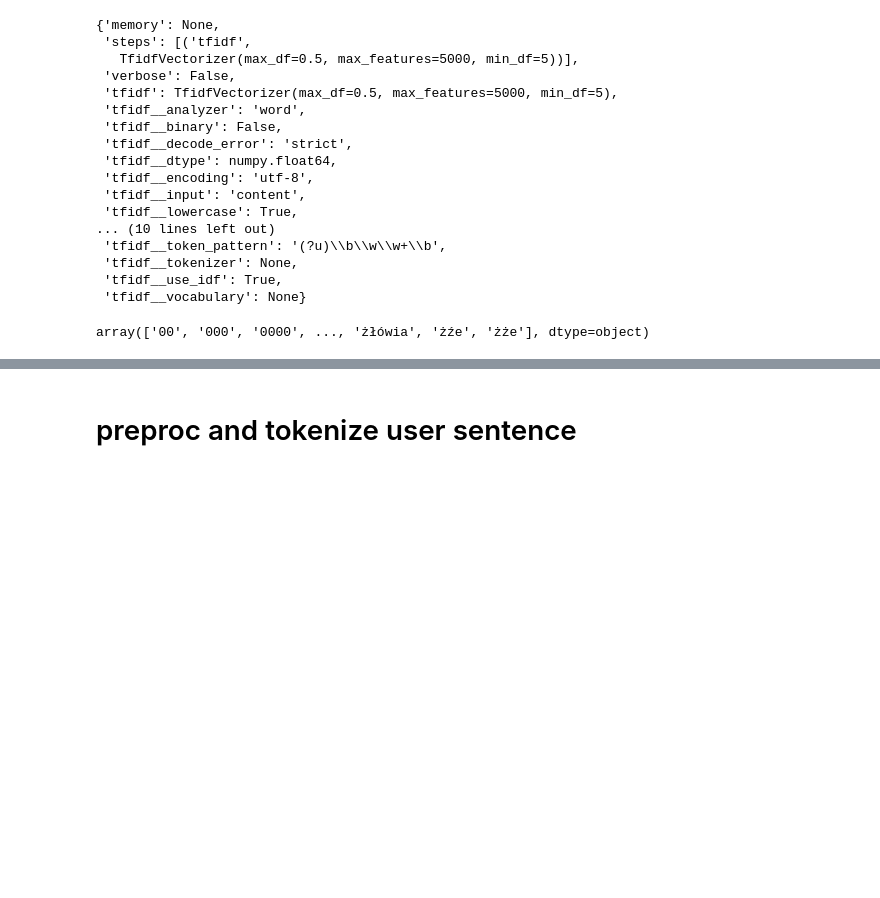
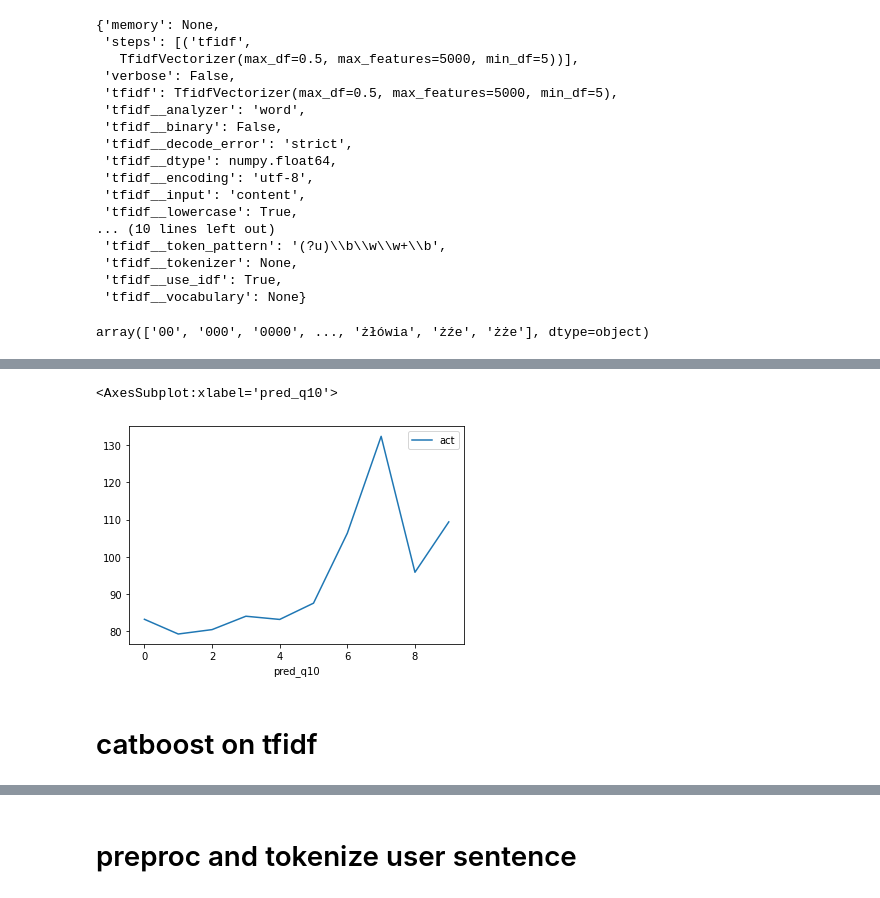
Before and after one commit to mbronis/gensim, a Jupyter notebook: gensim.ipynb, the cells around one changed output, grey strips where cells are left out. Drawn from its saved outputs; the diff is of its cells as text; code cells hidden in the pictures; blank space fills up the shorter version.

```diff
--- a/gensim.ipynb
+++ b/gensim.ipynb
@@ -729,0 +783,9 @@ Learning rate set to 0.147787
+# %%
+X_test.groupby('pred_q10').agg(
+    act=('len', 'mean')
+).plot()
+# %% [output]
+<AxesSubplot:xlabel='pred_q10'>
+[figure, added]
+# %% [markdown]
+# catboost on tfidf
```
Also changed, not shown: parts of 47 cells of this notebook.
